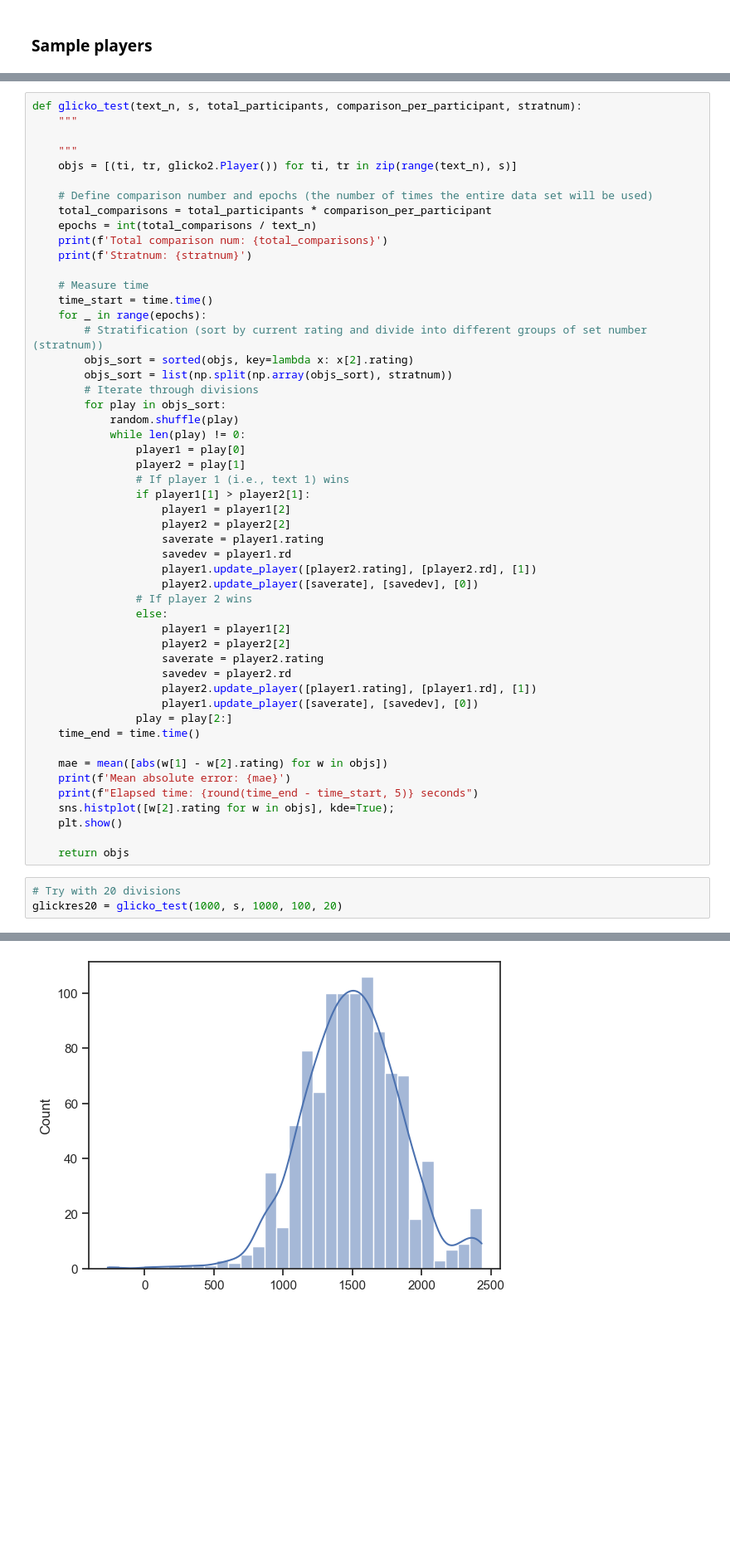
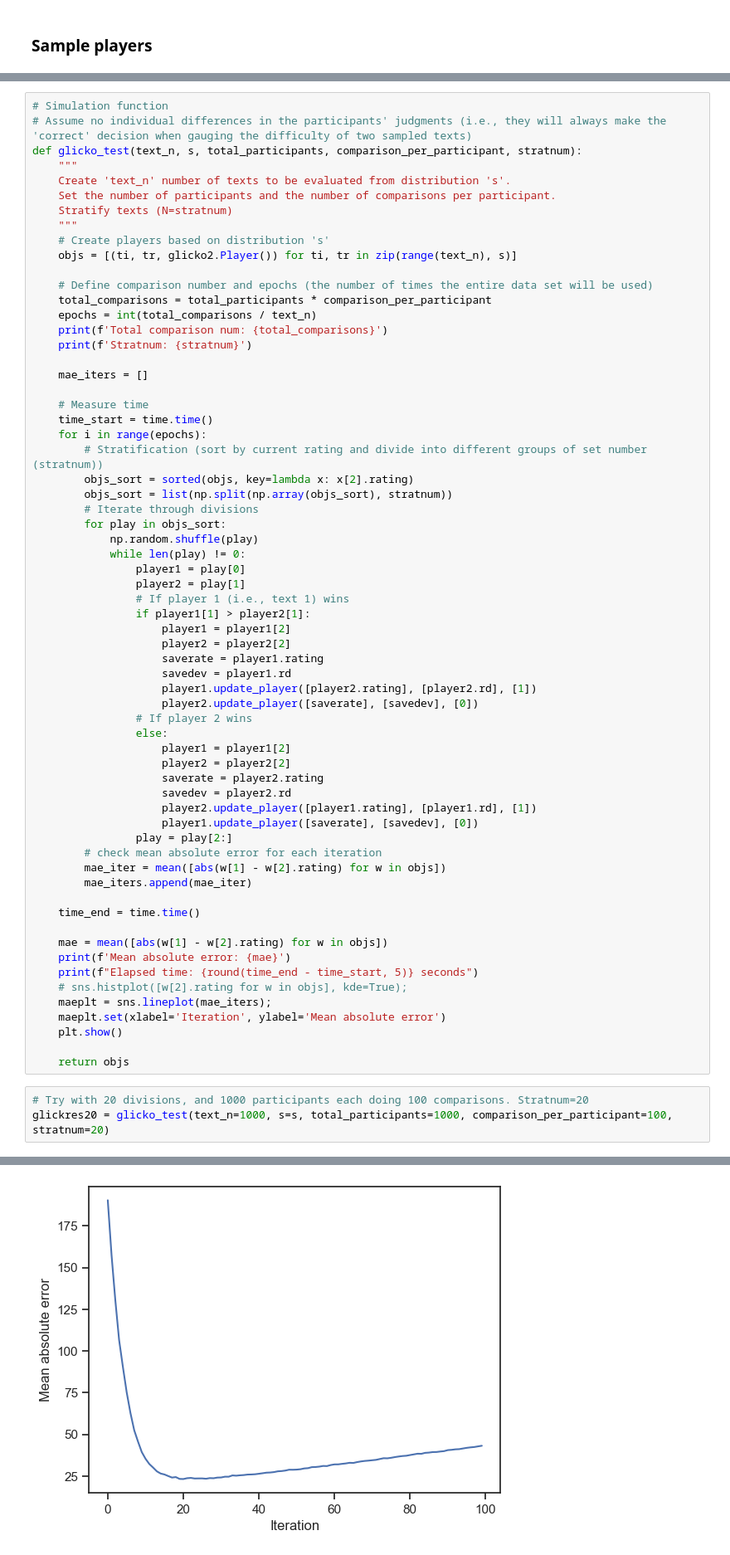
Before and after one commit to jchoi92k/pairwise_ranking, a Jupyter notebook: glicko_try.ipynb, the cells around one changed output, grey strips where cells are left out. Shown: that part at 83% size. Saved outputs shown, nothing was run; the diff lists cells and outputs as text; blank space fills up the shorter version.

```diff
--- a/glicko_try.ipynb
+++ b/glicko_try.ipynb
@@ -85,8 +87,13 @@ objs = [(ti, tr, glicko2.Player()) for ti, tr in zip(range(text_n), s)]
 # %%
+# Simulation function
+# Assume no individual differences in the participants' judgments (i.e., they will always make the 'correct' decision when gauging the difficulty of two sampled texts)
 def glicko_test(text_n, s, total_participants, comparison_per_participant, stratnum):
     """
-
+    Create 'text_n' number of texts to be evaluated from distribution 's'.
+    Set the number of participants and the number of comparisons per participant.
+    Stratify texts (N=stratnum)
     """
+    # Create players based on distribution 's'
     objs = [(ti, tr, glicko2.Player()) for ti, tr in zip(range(text_n), s)]
 
     # Define comparison number and epochs (the number of times the entire data set will be used)
@@ -95,15 +102,17 @@ def glicko_test(text_n, s, total_participants, comparison_per_participant, strat
     print(f'Total comparison num: {total_comparisons}')
     print(f'Stratnum: {stratnum}')
 
+    mae_iters = []
+
     # Measure time
     time_start = time.time()
-    for _ in range(epochs):
+    for i in range(epochs):
         # Stratification (sort by current rating and divide into different groups of set number (stratnum))
         objs_sort = sorted(objs, key=lambda x: x[2].rating)
         objs_sort = list(np.split(np.array(objs_sort), stratnum))
         # Iterate through divisions
         for play in objs_sort:
-            random.shuffle(play)
+            np.random.shuffle(play)
             while len(play) != 0:
                 player1 = play[0]
                 player2 = play[1]
@@ -124,18 +133,24 @@ def glicko_test(text_n, s, total_participants, comparison_per_participant, strat
                     player2.update_player([player1.rating], [player1.rd], [1])
                     player1.update_player([saverate], [savedev], [0])
                 play = play[2:]
+        # check mean absolute error for each iteration
+        mae_iter = mean([abs(w[1] - w[2].rating) for w in objs])
+        mae_iters.append(mae_iter)
+
     time_end = time.time()
 
     mae = mean([abs(w[1] - w[2].rating) for w in objs])
     print(f'Mean absolute error: {mae}')
     print(f"Elapsed time: {round(time_end - time_start, 5)} seconds")
-    sns.histplot([w[2].rating for w in objs], kde=True);
+    # sns.histplot([w[2].rating for w in objs], kde=True);
+    maeplt = sns.lineplot(mae_iters);
+    maeplt.set(xlabel='Iteration', ylabel='Mean absolute error')
     plt.show()
 
     return objs
 # %%
-# Try with 20 divisions
-glickres20 = glicko_test(1000, s, 1000, 100, 20)
+# Try with 20 divisions, and 1000 participants each doing 100 comparisons. Stratnum=20
+glickres20 = glicko_test(text_n=1000, s=s, total_participants=1000, comparison_per_participant=100, stratnum=20)
 # %% [output]
 Total comparison num: 100000
 Stratnum: 20
@@ -144 +159 @@ Elapsed time: 3.20042 seconds
-[figure, old version]
+[figure, new version]
```
Also changed, not shown: parts of 23 cells of this notebook.
